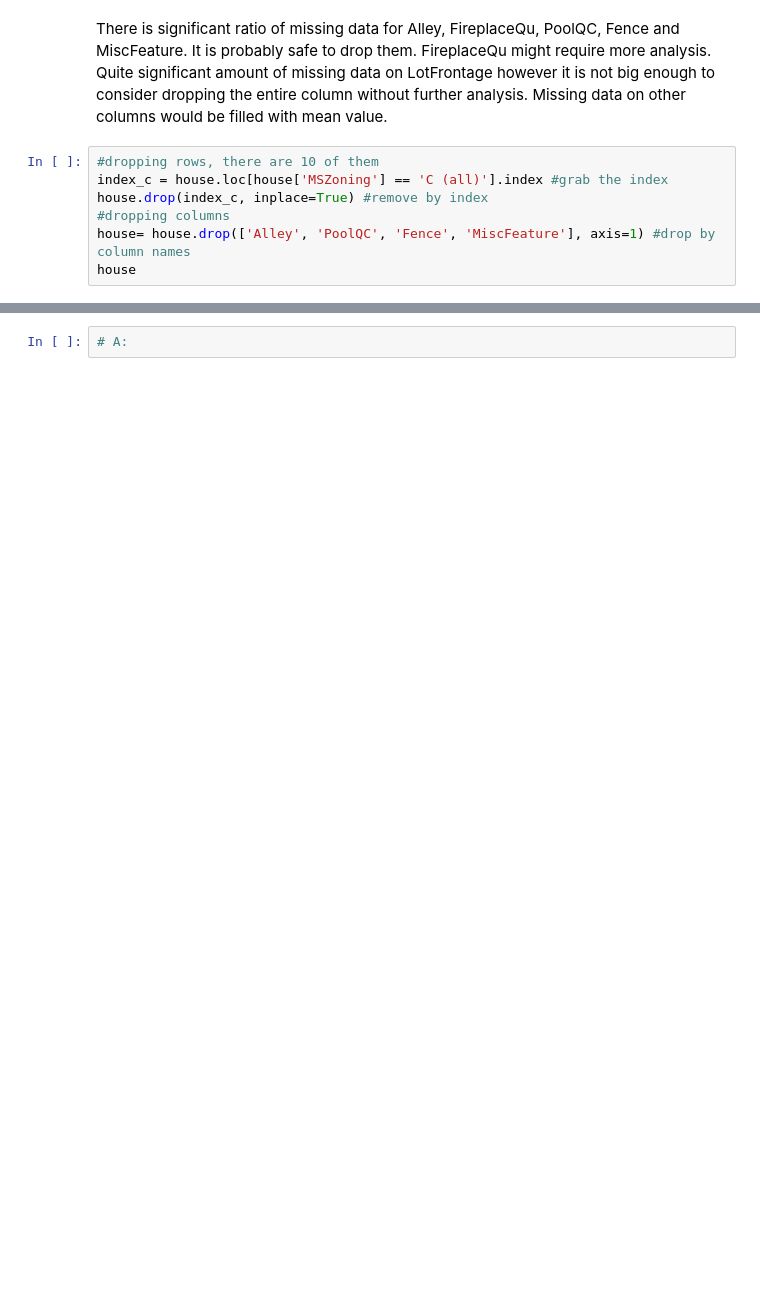
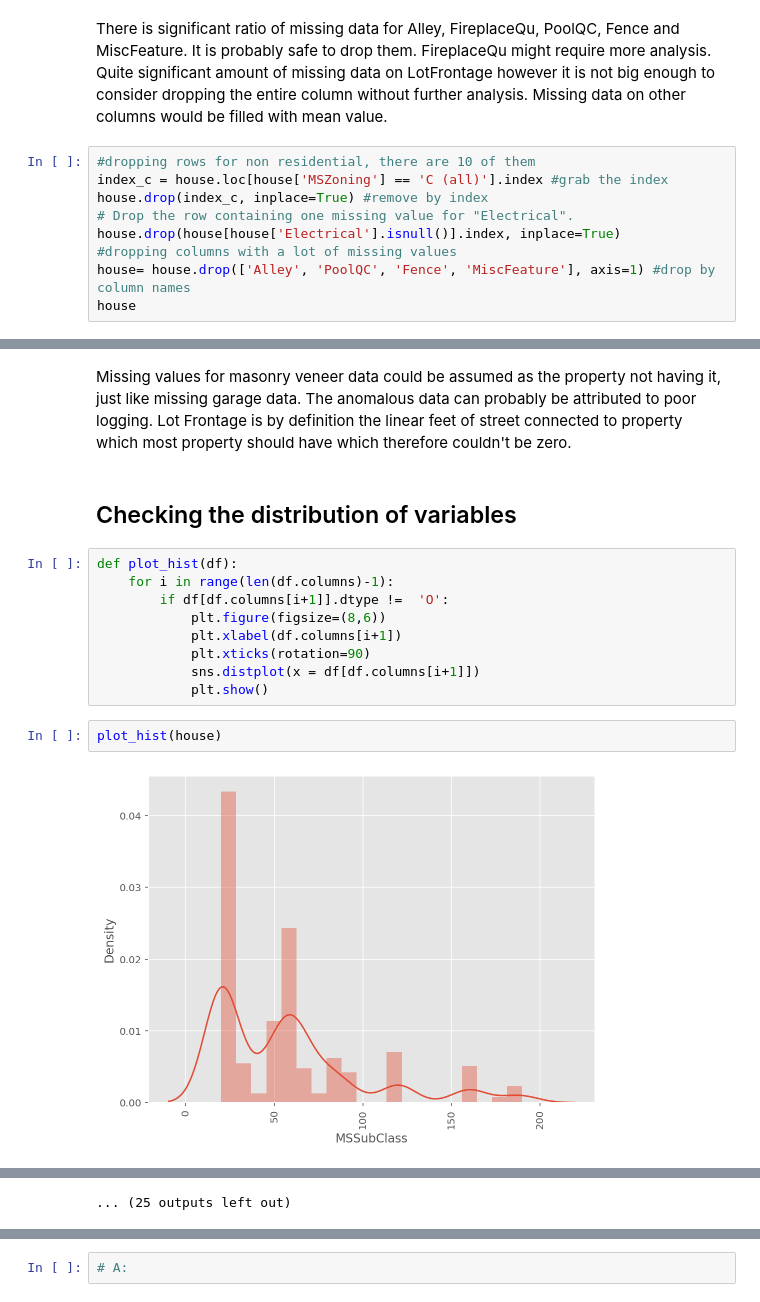
Before and after one commit to Chiuchiyin/Coding-fun, a Jupyter notebook: Ames Housing Data/project-03-starter.ipynb, the cells around one changed output, grey strips where cells are left out. Drawn from its saved outputs; the diff is of its cells as text; blank space fills up the shorter version.

```diff
--- a/Ames Housing Data/project-03-starter.ipynb
+++ b/Ames Housing Data/project-03-starter.ipynb
@@ -152,10 +162,12 @@ Length: 81, dtype: int64
 # %% [markdown]
 There is significant ratio of missing data for Alley, FireplaceQu, PoolQC, Fence and MiscFeature. It is probably safe to drop them. FireplaceQu might require more analysis. Quite significant amount of missing data on LotFrontage however it is not big enough to consider dropping the entire column without further analysis. Missing data on other columns would be filled with mean value.
 # %%
-#dropping rows, there are 10 of them
+#dropping rows for non residential, there are 10 of them
 index_c = house.loc[house['MSZoning'] == 'C (all)'].index #grab the index
 house.drop(index_c, inplace=True) #remove by index
-#dropping columns
+# Drop the row containing one missing value for "Electrical".
+house.drop(house[house['Electrical'].isnull()].index, inplace=True)
+#dropping columns with a lot of missing values
 house= house.drop(['Alley', 'PoolQC', 'Fence', 'MiscFeature'], axis=1) #drop by column names
 house
 # %% [output]
@@ -189,0 +312,17 @@ Length: 77, dtype: int64
+# %% [markdown]
+Missing values for masonry veneer data could be assumed as the property not having it, just like missing garage data. The anomalous data can probably be attributed to poor logging. Lot Frontage is by definition the linear feet of street connected to property which most property should have which therefore couldn't be zero.
+# %% [markdown]
+## Checking the distribution of variables
+# %%
+def plot_hist(df):
+    for i in range(len(df.columns)-1):
+        if df[df.columns[i+1]].dtype !=  'O':
+            plt.figure(figsize=(8,6))
+            plt.xlabel(df.columns[i+1])
+            plt.xticks(rotation=90)
+            sns.distplot(x = df[df.columns[i+1]])
+            plt.show()
+# %%
+plot_hist(house)
+# %% [output]
+[figure, added]
@@ -189,0 +340 @@ Length: 77, dtype: int64
+... (25 outputs left out)
```
Also changed, not shown: parts of 23 cells of this notebook.
